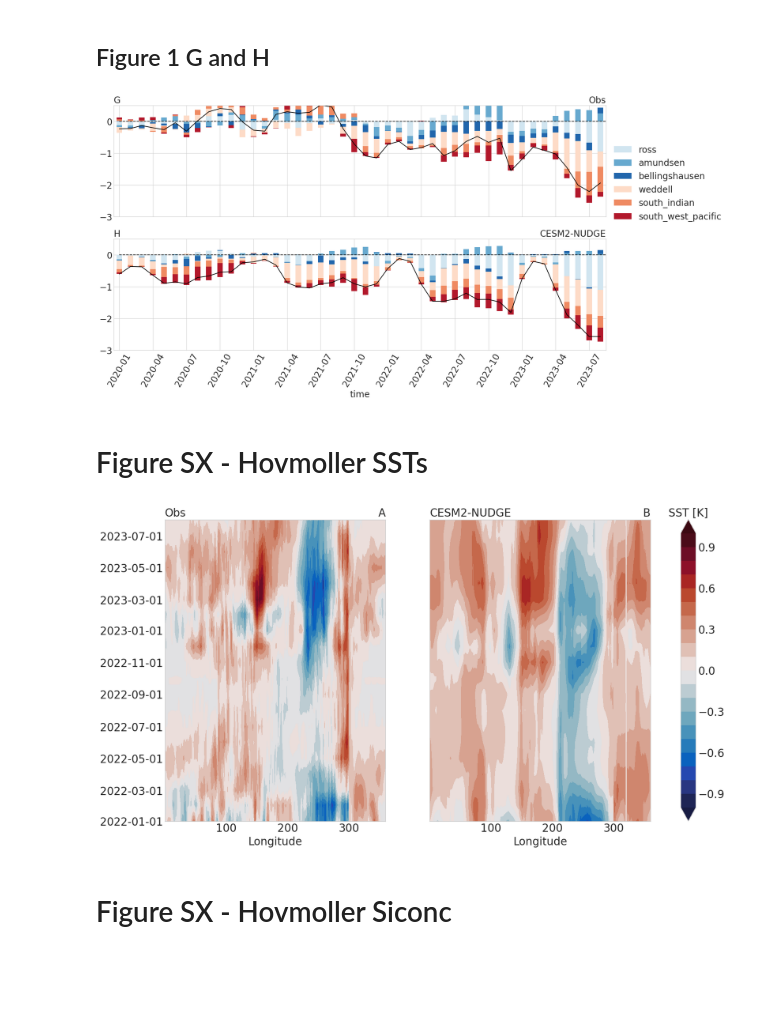
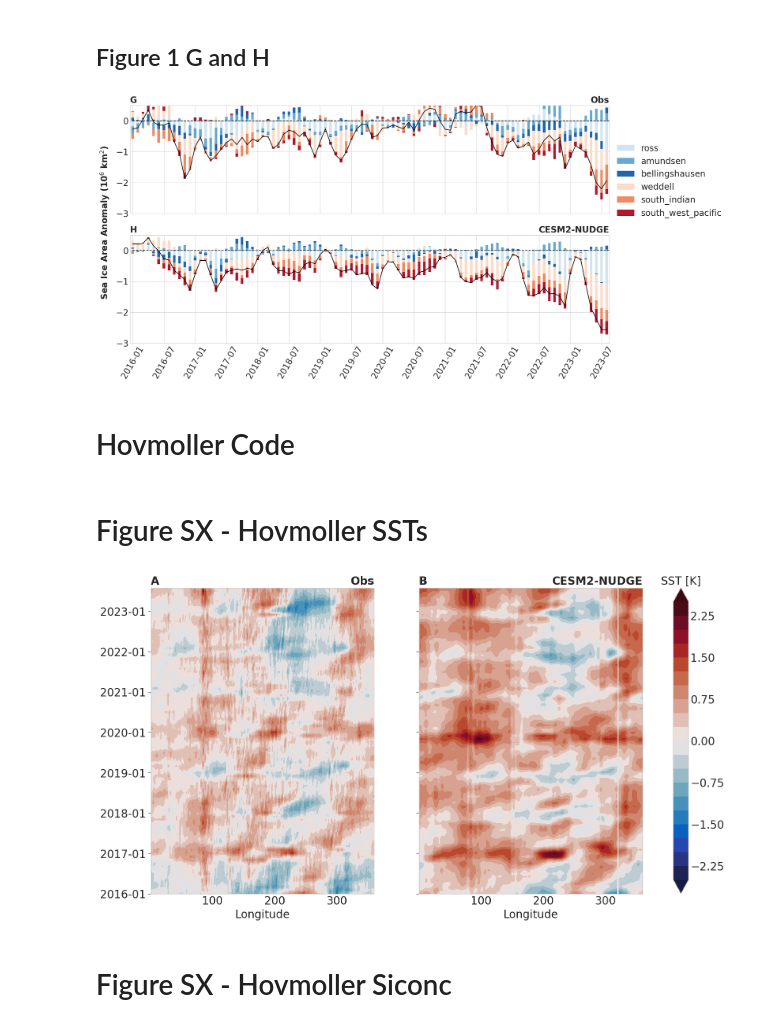
Before and after one commit to zacespinosa/SI-Antarctic, a Jupyter notebook: visualize/analysis_timeseries.ipynb, the cells around one changed output. Saved outputs shown, nothing was run; the diff lists cells and outputs as text; code cells hidden in the pictures; blank space fills up the shorter version.

Commit message:
many small changes to figures

```diff
--- a/visualize/analysis_timeseries.ipynb
+++ b/visualize/analysis_timeseries.ipynb
@@ -49,9 +196,17 @@ si_regions_cesm2 = xr.open_dataset("/glade/work/zespinosa/Projects/SI-Antarctic/
 # %% [markdown]
 ## Figure 1 G and H
 # %%
+# time_params = {
+#     "time_range": slice("2020-01-01", "2023-08-31"),
+#     "ticklabels": ["2020-01", "2020-04", "2020-07", "2020-10", "2021-01", "2021-04", "2021-07", "2021-10", "2022-01", "2022-04", "2022-07", "2022-10", "2023-01", "2023-04", "2023-07"],
+# }
+START_DATE = "2016-01-01"
+END_DATE = "2023-08-31"
+TIME_STEP = 6
+
 time_params = {
-    "time_range": slice("2020-01-01", "2023-08-31"),
-    "ticklabels": ["2020-01", "2020-04", "2020-07", "2020-10", "2021-01", "2021-04", "2021-07", "2021-10", "2022-01", "2022-04", "2022-07", "2022-10", "2023-01", "2023-04", "2023-07"],
+    "time_range": slice(START_DATE, END_DATE),
+    "ticklabels": np.arange(START_DATE, END_DATE, TIME_STEP, dtype="datetime64[M]"),
 }
 
 def timeseries(time_params):
@@ -60,36 +215,43 @@ def timeseries(time_params):
     # Plot Line for NSIDC
     sia_nsidc = si_nsidc["sia"].sel(time=time_params["time_range"])
     ax1.hlines(0, xmin=0, xmax=len(sia_nsidc), color="black", linewidth=linewidth, linestyle="dashed")
     ax1.plot(sia_nsidc, color="black", linewidth=linewidth)
     # Plot Line for CESM2-NUDGE
     sia_cesm2= si_cesm2["sia"].sel(time=time_params["time_range"])
     ax2.hlines(0, xmin=0, xmax=len(sia_cesm2), color="black", linewidth=linewidth, linestyle="dashed")
     ax2.plot(sia_cesm2, color="black", linewidth=linewidth)
 
     # Plot Bar Charts for NSIDC
     sia_regions_nsidc = si_regions_nsidc["sia"].sel(time=time_params["time_range"])
     sia_regions_nsidc.to_pandas().T.plot.bar(ax=ax1, stacked=True, legend=False, color=colors)
 
     # Plot Bar Charts for CESM2-NUDGE
     sia_regions_cesm2 = si_regions_cesm2["sia"].sel(time=time_params["time_range"])
     sia_regions_cesm2.to_pandas().T.plot.bar(ax=ax2, stacked=True, legend=False, color=colors)
 
+
     # Add Styling
-    ax2.set_xticks(np.arange(0, len(sia_nsidc), 3))
+    ax2.set_xticks(np.arange(0, len(sia_nsidc), TIME_STEP))
     ax2.set_xticklabels(time_params["ticklabels"], rotation=60)
 
-    ax1.set_title(loc="right", label="Obs")
-    ax1.set_title(loc="left", label="G")
+    ax1.set_title(loc="right", label="Obs", fontweight="bold")
+    ax1.set_title(loc="left", label="G", fontweight="bold")
 
-    ax2.set_title(loc="right", label="CESM2-NUDGE")
-    ax2.set_title(loc="left", label="H")
+    ax2.set_title(loc="right", label="CESM2-NUDGE", fontweight="bold")
+    ax2.set_title(loc="left", label="H", fontweight="bold")
 
     ax1.set_ylim(-3, .5)
     ax2.set_ylim(-3, .5)
+
+    ax2.set_xlabel("")
+    # Share ylabel for both ax1 and ax2
+    fig.text(.075, 0.5, "Sea Ice Area Anomaly (10$^6$ km$^2$)", va="center", rotation="vertical", fontweight="bold")
 
     plt.legend(loc='center left', bbox_to_anchor=(1.0, 1.5))
     plt.savefig("figures/Figure_1gh.png", dpi=400)
 
 timeseries(time_params)
 # %% [output]
-[figure, old version]
+[figure, new version]
+# %% [markdown]
+# Hovmoller Code
@@ -128,37 +414,40 @@ def create_hovmoller(dfs, times, cmap_info, save_info):
 # %% [markdown]
 # Figure SX - Hovmoller SSTs
 # %%
-SST_LAT_RANGE = slice(-90, -60)
+SST_LAT_RANGE = slice(-60, -50)
 
 cmap_info = {
     "cmap": cmocean.cm.balance,
-    "levels": np.arange(-1, 1.1, .1),
+    "levels": np.arange(-2.5, 2.75, .25),
     "units": "SST [K]",
 }
 
 save_info = {
-    "save": True,
+    "save": False,
     "path": "figures/Figure_SX_Hovmoller-SST.png",
     "dpi": 400,
 }
-times = np.arange("2022-01", "2023-09", dtype="datetime64[M]")
+
+times = np.arange("2016-01", "2023-09", dtype="datetime64[M]")
 
 
-# Prep Data
-cesm = cesm2_sst_anoms["SST"].sel(time=TIME_RANGE, lat=SST_LAT_RANGE).mean(dim="lat")
-obs = era5_atm_anoms["sst"].sel(time=TIME_RANGE, lat=SST_LAT_RANGE).mean(dim="lat")
+# Prep Data and Take average of SST over latitudes using cosine weighting
+cesm = cesm2_sst_anoms["SST"].sel(time=TIME_RANGE, lat=SST_LAT_RANGE) #.mean(dim="lat")
+cesm = cesm.weighted(np.cos(np.deg2rad(cesm.lat))).mean(dim="lat")
+obs = era5_atm_anoms["sst"].sel(time=TIME_RANGE, lat=SST_LAT_RANGE) #.mean(dim="lat")
+obs = obs.weighted(np.cos(np.deg2rad(obs.lat))).mean(dim="lat")
 
 create_hovmoller(
     dfs={
         "obs": {
             "data": obs,
-            "left_title": "Obs",
-            "right_title": "A",
+            "right_title": "Obs",
+            "left_title": "A",
         },
         "cesm": {
             "data": cesm,
-            "left_title": "CESM2-NUDGE",
-            "right_title": "B",
+            "right_title": "CESM2-NUDGE",
+            "left_title": "B",
         }
     },
     times=times,
@@ -166,7 +455,7 @@ create_hovmoller(
     save_info=save_info
 )
 # %% [output]
-[figure, old version]
+[figure, new version]
 # %% [markdown]
 # Figure SX - Hovmoller Siconc
 # %%
```
Also changed, not shown: parts of 30 cells of this notebook, 6 other files.
